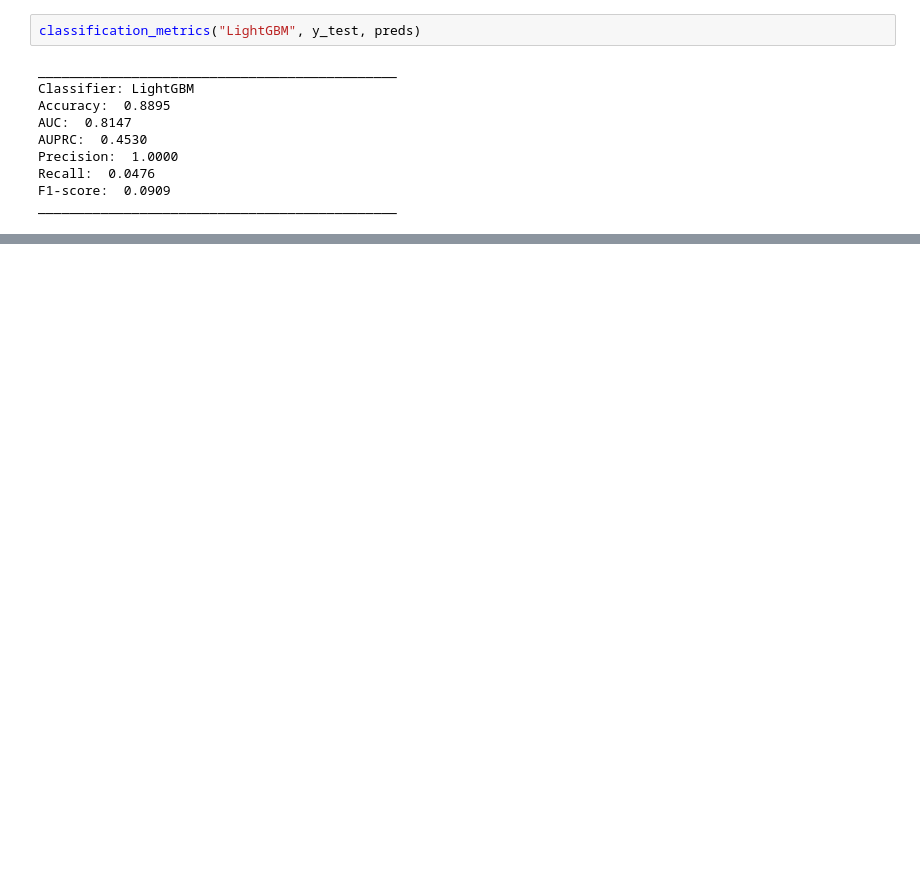
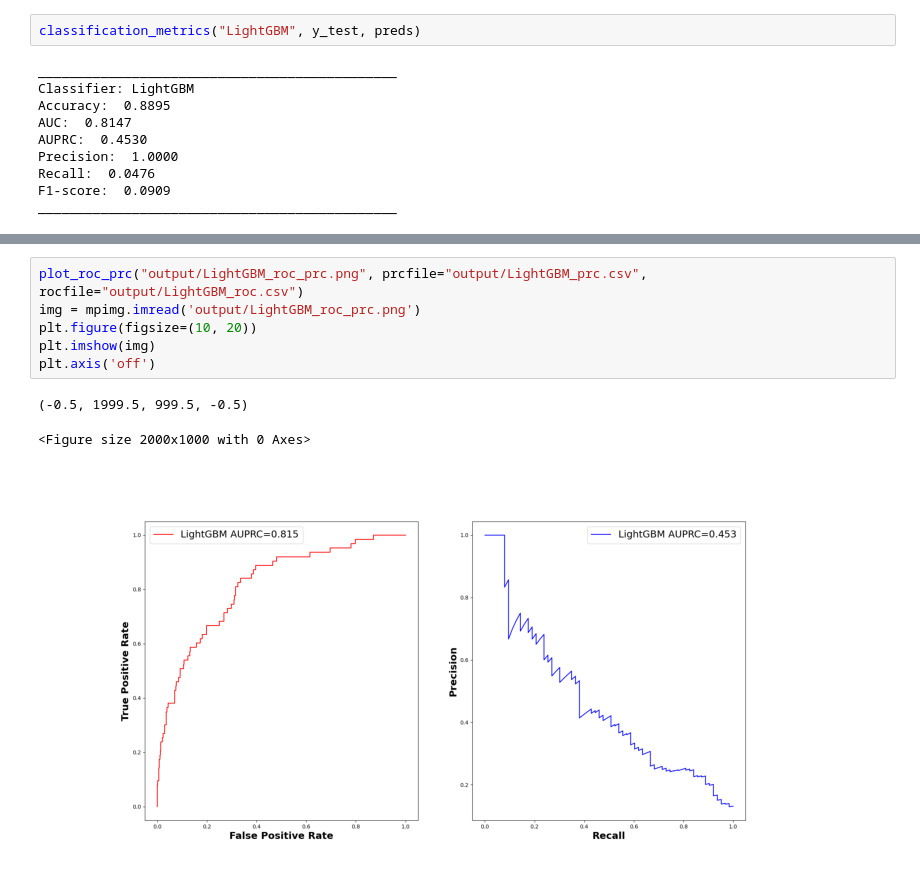
Before and after one commit to kewellcjj/sepsis-detection, a Jupyter notebook: Lightgbm_Model.ipynb, the cells around one changed output, grey strips where cells are left out. Cells and saved outputs as stored; diff of their text form; blank space fills up the shorter version.

Commit message:
Change auc/prc plots

```diff
--- a/Lightgbm_Model.ipynb
+++ b/Lightgbm_Model.ipynb
@@ -343,0 +338,10 @@ findfont: Generic family 'serif' not found because none of the following familie
+# %%
+plot_roc_prc("output/LightGBM_roc_prc.png", prcfile="output/LightGBM_prc.csv", rocfile="output/LightGBM_roc.csv")
+img = mpimg.imread('output/LightGBM_roc_prc.png')
+plt.figure(figsize=(10, 20))
+plt.imshow(img)
+plt.axis('off')
+# %% [output]
+(-0.5, 1999.5, 999.5, -0.5)
+<Figure size 2000x1000 with 0 Axes>
+[figure, added]
```
Also changed, not shown: parts of 4 cells of this notebook, 1 other file.
